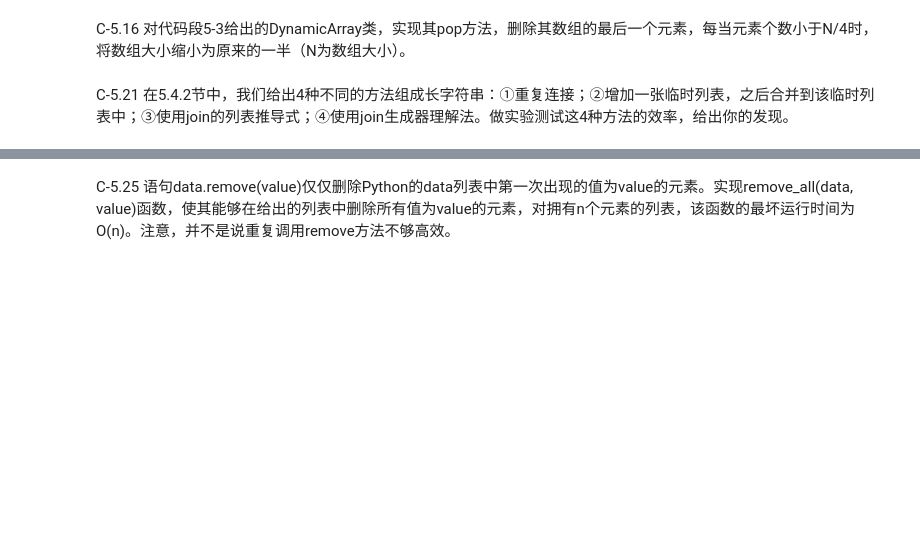
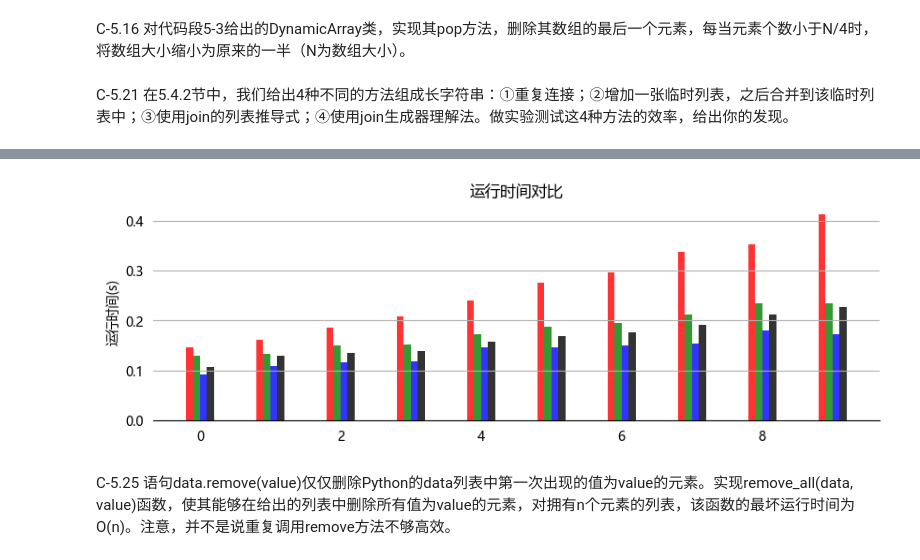
Before and after one commit to LK007CX/Data-Structures-and-Algorithms-in-Python, a Jupyter notebook: Exercise_Unit_5.ipynb, the cells around one changed output, grey strips where cells are left out. Saved outputs shown, nothing was run; the diff lists cells and outputs as text; code cells hidden in the pictures; blank space fills up the shorter version.

```diff
--- a/Exercise_Unit_5.ipynb
+++ b/Exercise_Unit_5.ipynb
@@ -277,28 +301,30 @@ print(len(result[0]))
 # %%
 import matplotlib
 import matplotlib.pyplot as plt
 plt.rcdefaults()
 matplotlib.rcParams['font.sans-serif'] = ['MicroSoft YaHei']
 x = [i for i in range(0, 10)]
 y = result
 plt.figure(figsize=(10,3))
 bar_width = 0.1
 
 for i in range(len(y[0])):
-    plt.bar(x=x[i] - bar_width*1.5, height=y[0][i], color='red', alpha=0.8, width=bar_width)
-    plt.bar(x=x[i] - bar_width*0.5, height=y[1][i], color='green', alpha=0.8, width=bar_width)
-    plt.bar(x=x[i] + bar_width*0.5, height=y[2][i], color='blue', alpha=0.8, width=bar_width)
-    plt.bar(x=x[i] + bar_width*1.5, height=y[3][i], color='black', alpha=0.8, width=bar_width)
+    plt.bar(x=x[i] - bar_width*1.5, height=y[0][i], color='red', alpha=0.8, width=bar_width, label='1')
+    plt.bar(x=x[i] - bar_width*0.5, height=y[1][i], color='green', alpha=0.8, width=bar_width, label='2')
+    plt.bar(x=x[i] + bar_width*0.5, height=y[2][i], color='blue', alpha=0.8, width=bar_width, label='3')
+    plt.bar(x=x[i] + bar_width*1.5, height=y[3][i], color='black', alpha=0.8, width=bar_width, label='4')
 plt.title("运行时间对比")
 plt.xlabel("")
 plt.ylabel("运行时间(s)")
 ax = plt.gca()
 ax.spines['top'].set_visible(False)
 ax.spines['right'].set_visible(False)
 ax.spines['left'].set_visible(False)
 ax.grid(True, axis='y')
 ax.tick_params(bottom=False, top=False, left=False, right=False)
 plt.show()
+# %% [output]
+[figure, added]
 # %% [markdown]
 C-5.25 语句data.remove(value)仅仅删除Python的data列表中第一次出现的值为value的元素。实现remove_all(data, value)函数，使其能够在给出的列表中删除所有值为value的元素，对拥有n个元素的列表，该函数的最坏运行时间为O(n)。注意，并不是说重复调用remove方法不够高效。
 # %%
```
Also changed, not shown: parts of 17 cells of this notebook, 12 other files.
